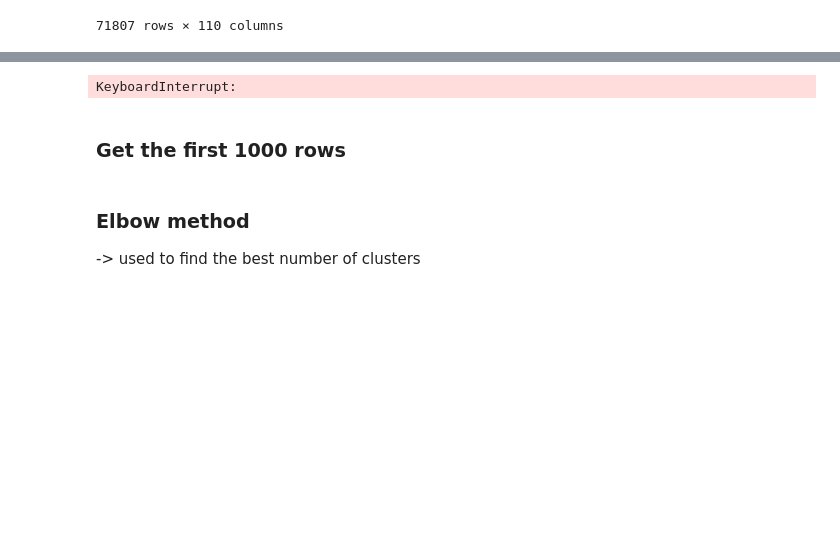
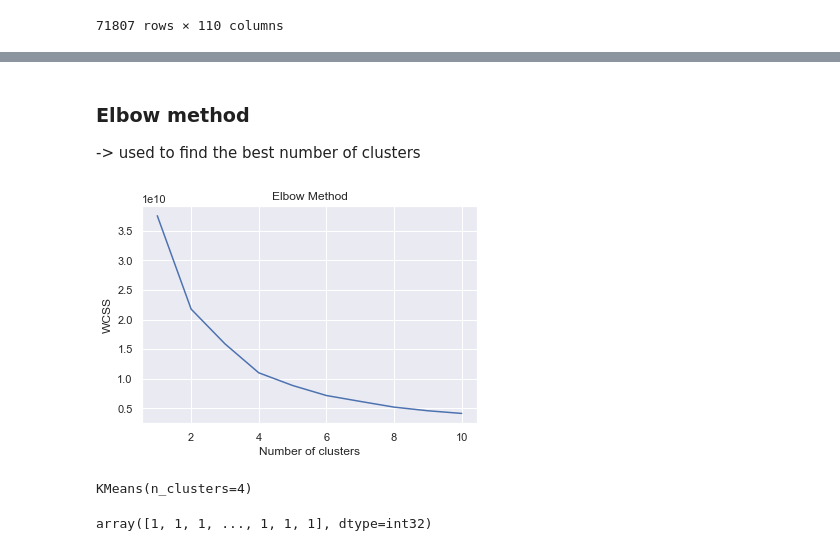
Before and after one commit to pedromtelho/UPorto-DataAnalysis, a Jupyter notebook: project.ipynb, the cells around one changed output, grey strips where cells are left out. Saved outputs shown, nothing was run; the diff lists cells and outputs as text; code cells hidden in the pictures; blank space fills up the shorter version.

Commit message:
data analysis

```diff
--- a/project.ipynb
+++ b/project.ipynb
@@ -34,6 +42,0 @@ df
-# %%
-df_copy = df.copy()
-df_copy = df_copy.iloc[:, :-1]
-df_copy = df_copy.iloc[:, 1:]
-df_copy = df_copy._get_numeric_data()
-df_copy
@@ -76,17 +42,0 @@ Index(['Line', 'Column', 'EndLine', 'EndColumn', 'CC', 'CCL', 'CCO', 'CI',
-# %%
-n = 0
-correlations = {"corr1": [], "corr2":[], "R": []}
-while (n < len(features)):
-    for i in range(n+1, len(features)):
-        corr_var = df_copy.corr()[features[n]][features[i]]
-        if corr_var > 0.7 or corr_var < -0.7:
-            correlations["corr1"].append(features[n])
-            correlations["corr2"].append(features[i])
-            correlations["R"].append(corr_var)
-    n+=1
-df_corr = pd.DataFrame(correlations)
-df_corr.to_excel("correlations.xlsx")
-# %% [output]
-KeyboardInterrupt:
-# %% [markdown]
-### Get the first 1000 rows
@@ -97,23 +44,31 @@ df
 ### Elbow method
 
 -> used to find the best number of clusters
+# %%
+df_cluster = df_copy.copy()
 # %%
 wcss = []
 
 for i in range(1, 11):
     kmeans = KMeans(n_clusters=i, init='k-means++', max_iter=300, n_init=10, random_state=0)
-    kmeans.fit(df)
+    kmeans.fit(df_cluster)
     wcss.append(kmeans.inertia_)
 
 plt.plot(range(1, 11), wcss)
 plt.title('Elbow Method')
 plt.xlabel('Number of clusters')
 plt.ylabel('WCSS')
 plt.show()
+# %% [output]
+[figure, added]
 # %%
-kmeans = KMeans(5)
-kmeans.fit(df)
+kmeans = KMeans(4)
+kmeans.fit(df_cluster)
+# %% [output]
+KMeans(n_clusters=4)
 # %%
-identified_clusters = kmeans.fit_predict(df)
+identified_clusters = kmeans.fit_predict(df_cluster)
 identified_clusters
+# %% [output]
+array([1, 1, 1, ..., 1, 1, 1], dtype=int32)
 # %%
```
Also changed, not shown: parts of 12 cells of this notebook, 7 other files.
